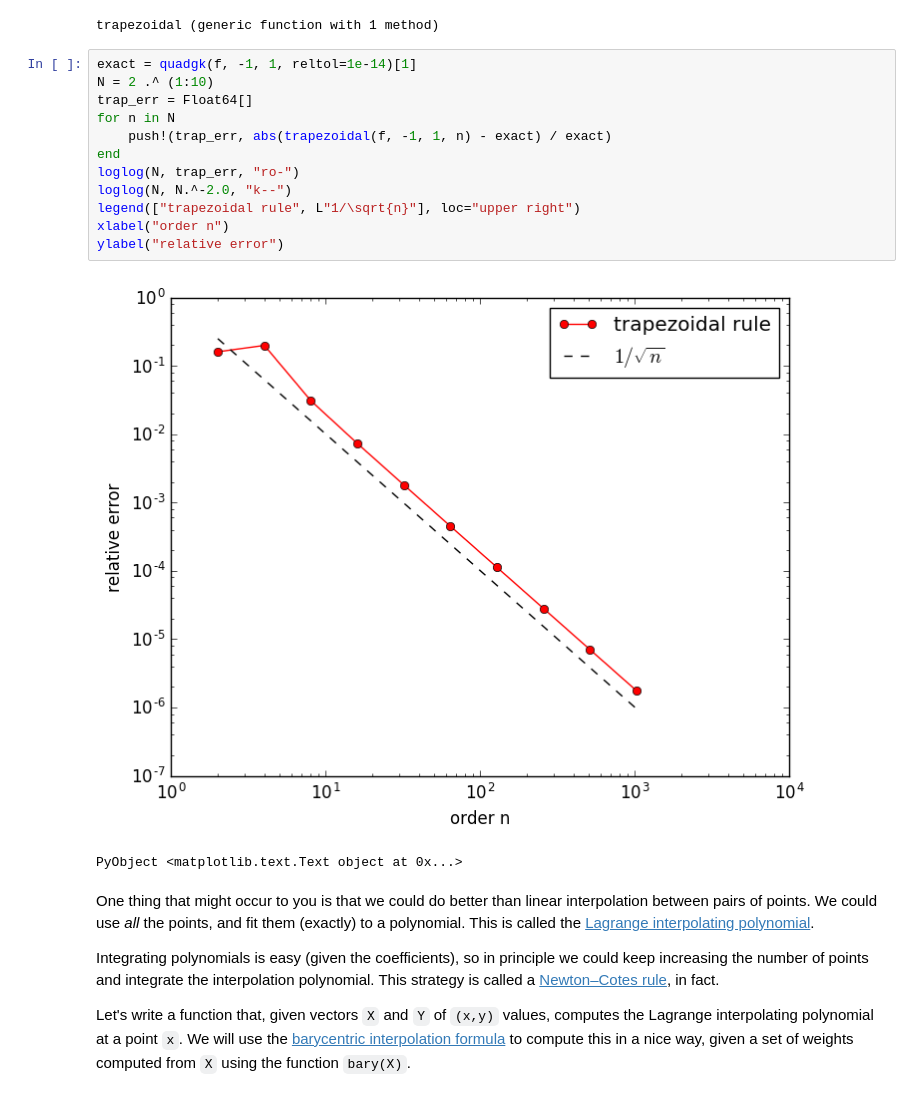
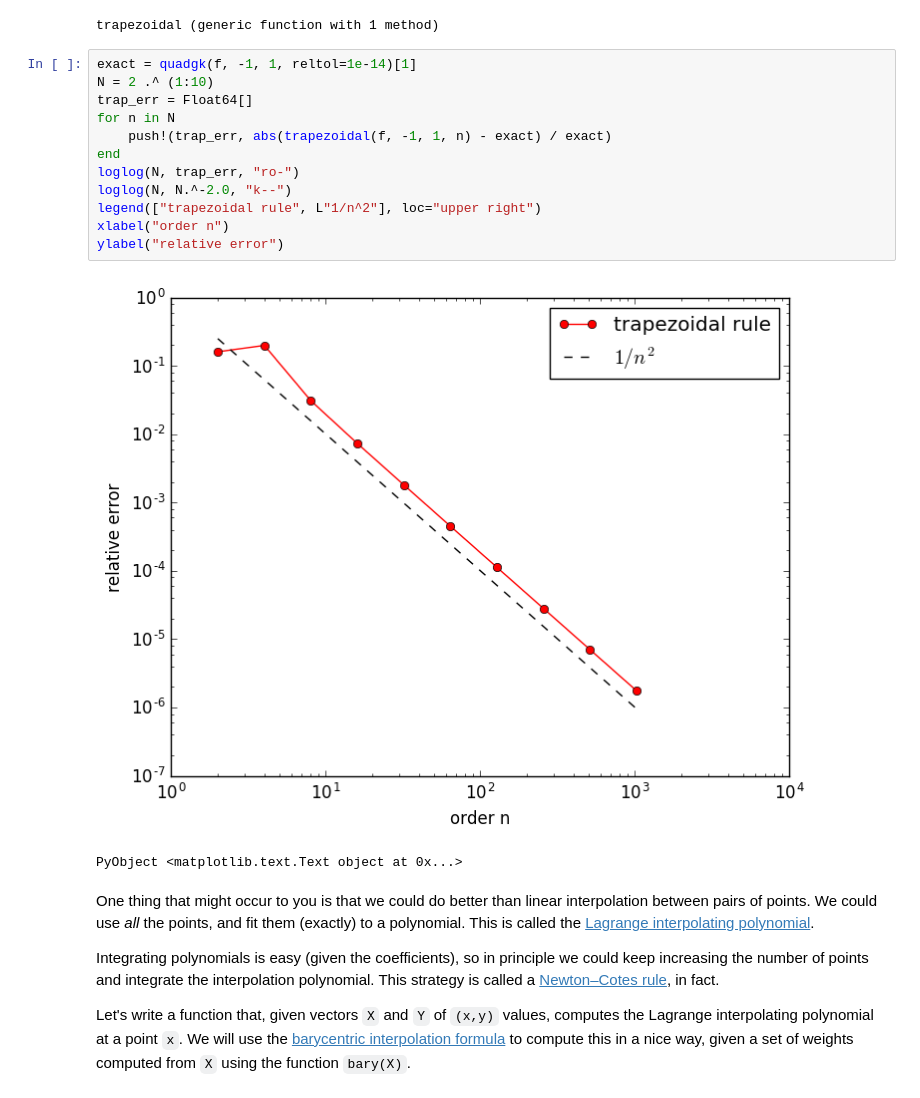
Before and after one commit to mitmath/18S096, a Jupyter notebook: lecture6/Numerical-Analysis.ipynb, the cells around one changed output. Drawn from its saved outputs; the diff is of its cells as text.

```diff
--- a/lecture6/Numerical-Analysis.ipynb
+++ b/lecture6/Numerical-Analysis.ipynb
@@ -320,17 +320,17 @@ trapezoidal (generic function with 1 method)
 # %%
 exact = quadgk(f, -1, 1, reltol=1e-14)[1]
 N = 2 .^ (1:10)
 trap_err = Float64[]
 for n in N
     push!(trap_err, abs(trapezoidal(f, -1, 1, n) - exact) / exact)
 end
 loglog(N, trap_err, "ro-")
 loglog(N, N.^-2.0, "k--")
-legend(["trapezoidal rule", L"1/\sqrt{n}"], loc="upper right")
+legend(["trapezoidal rule", L"1/n^2"], loc="upper right")
 xlabel("order n")
 ylabel("relative error")
 # %% [output]
-[figure, old version]
+[figure, new version]
 PyObject <matplotlib.text.Text object at 0x...>
 # %% [markdown]
 One thing that might occur to you is that we could do better than linear interpolation between pairs of points.  We could use *all* the points, and fit them (exactly) to a polynomial.  This is called the [Lagrange interpolating polynomial](https://en.wikipedia.org/wiki/Lagrange_polynomial).
```
Also changed, not shown: parts of 10 cells of this notebook.
